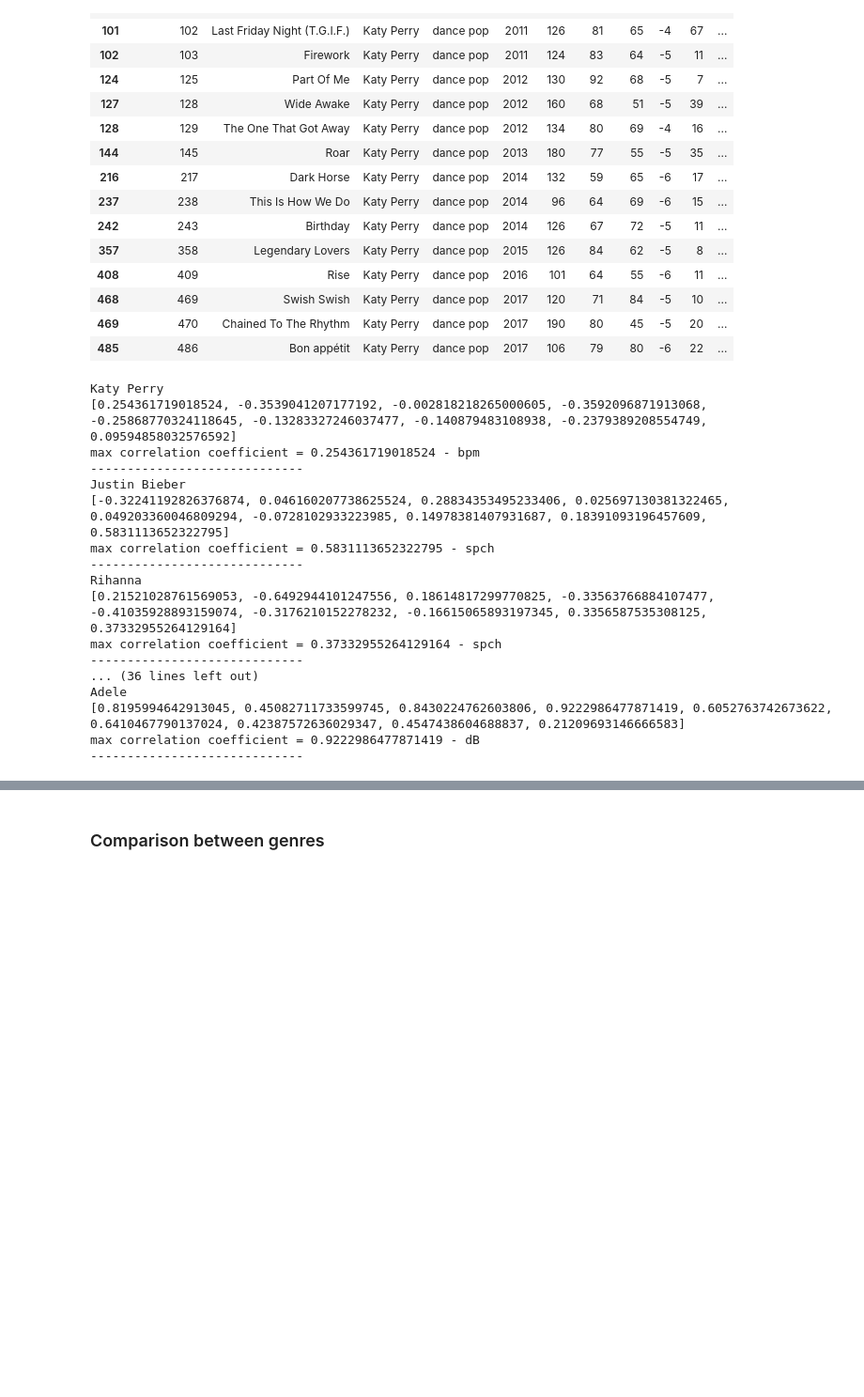
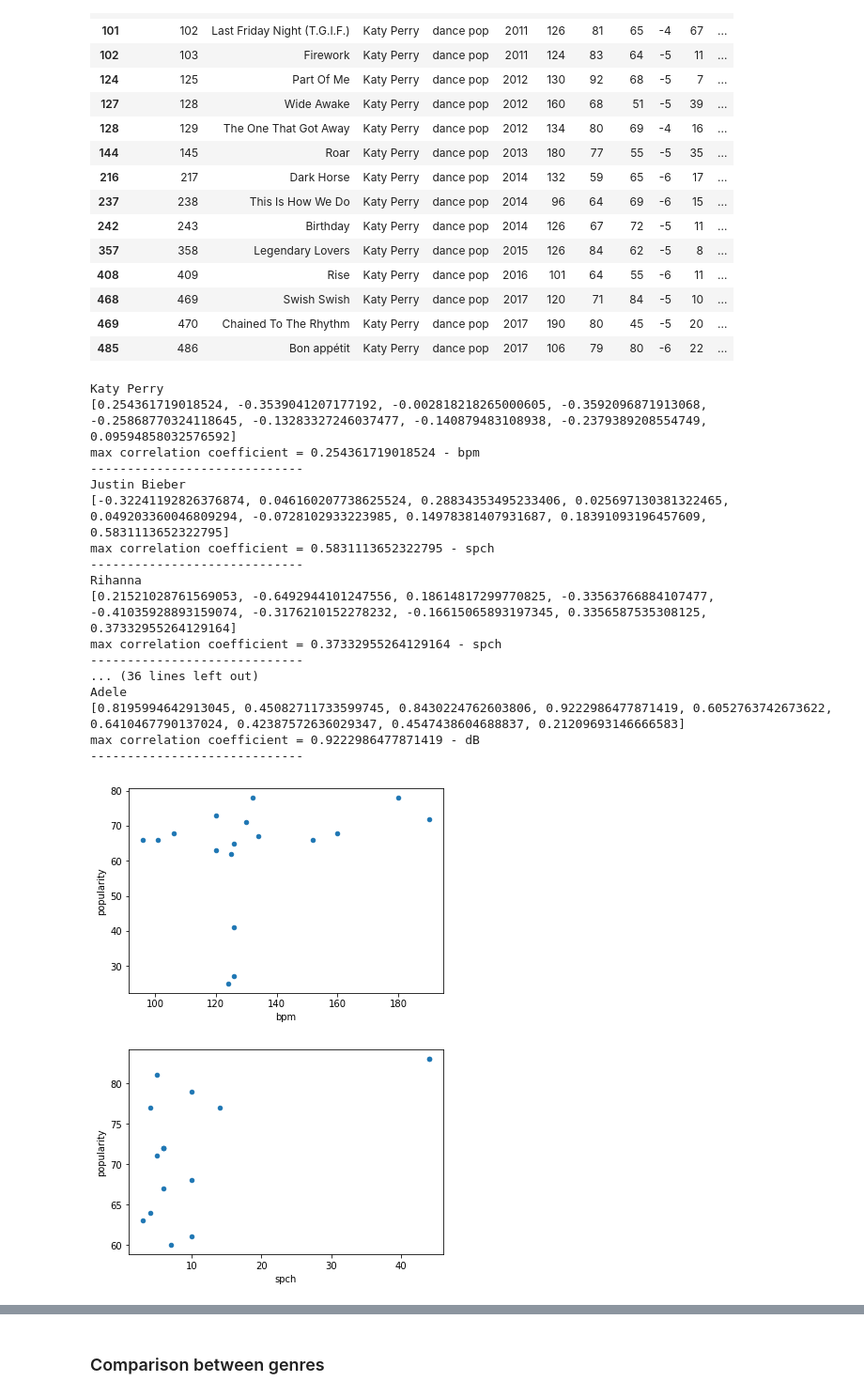
Before and after one commit to make-a-mark/dh140, a Jupyter notebook: FinalProject/Preliminary Project Notebook.ipynb, the cells around one changed output, grey strips where cells are left out. Shown: that part at 94% size. Cells and saved outputs as stored; diff of their text form; code cells hidden in the pictures; blank space fills up the shorter version.

Commit message:
Added more data visualizations

```diff
--- a/FinalProject/Preliminary Project Notebook.ipynb
+++ b/FinalProject/Preliminary Project Notebook.ipynb
@@ -306,24 +306,26 @@ artist_dfs[0]
 # %%
 for i, artist_df in enumerate(artist_dfs):
     print(top10s_artists[i])
     arist_max_corr_column_name, artist_max_corr = find_correlations(artist_df)
-#     plot_max_correlations(arist_max_corr_column_name, artist_df)
+    plot_max_correlations(arist_max_corr_column_name, artist_df)
     print('-----------------------------')
 # %% [output]
 Katy Perry
 [0.254361719018524, -0.3539041207177192, -0.002818218265000605, -0.3592096871913068, -0.25868770324118645, -0.13283327246037477, -0.140879483108938, -0.2379389208554749, 0.09594858032576592]
 max correlation coefficient = 0.254361719018524 - bpm
 -----------------------------
 Justin Bieber
 [-0.32241192826376874, 0.046160207738625524, 0.28834353495233406, 0.025697130381322465, 0.049203360046809294, -0.0728102933223985, 0.14978381407931687, 0.18391093196457609, 0.5831113652322795]
 max correlation coefficient = 0.5831113652322795 - spch
 -----------------------------
 Rihanna
 [0.21521028761569053, -0.6492944101247556, 0.18614817299770825, -0.33563766884107477, -0.41035928893159074, -0.3176210152278232, -0.16615065893197345, 0.3356587535308125, 0.37332955264129164]
 max correlation coefficient = 0.37332955264129164 - spch
 -----------------------------
 ... (36 lines left out)
 Adele
 [0.8195994642913045, 0.45082711733599745, 0.8430224762603806, 0.9222986477871419, 0.6052763742673622, 0.6410467790137024, 0.42387572636029347, 0.4547438604688837, 0.21209693146666583]
 max correlation coefficient = 0.9222986477871419 - dB
 -----------------------------
+[figure, added]
+[figure, added]
```
Also changed, not shown: parts of 8 cells of this notebook.
